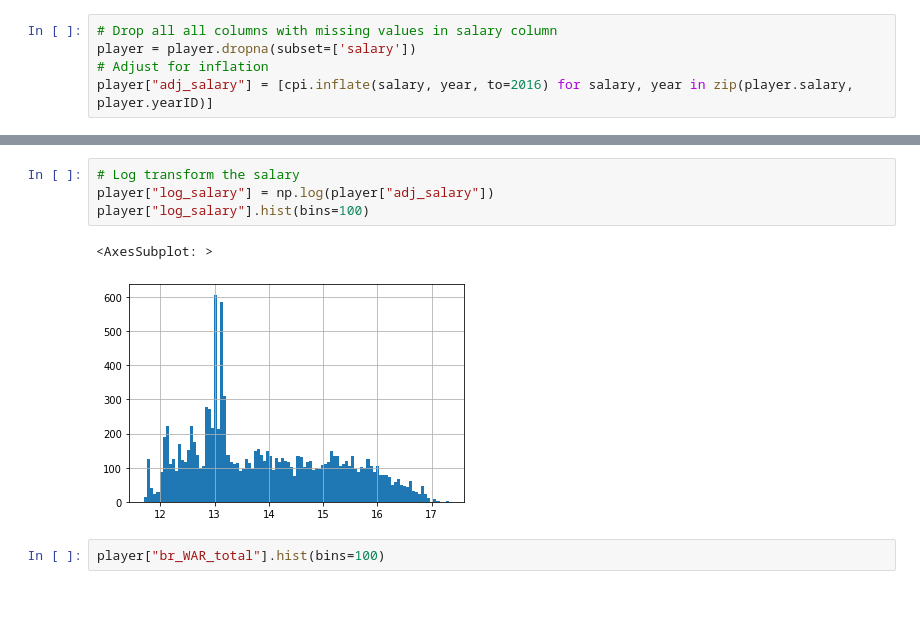
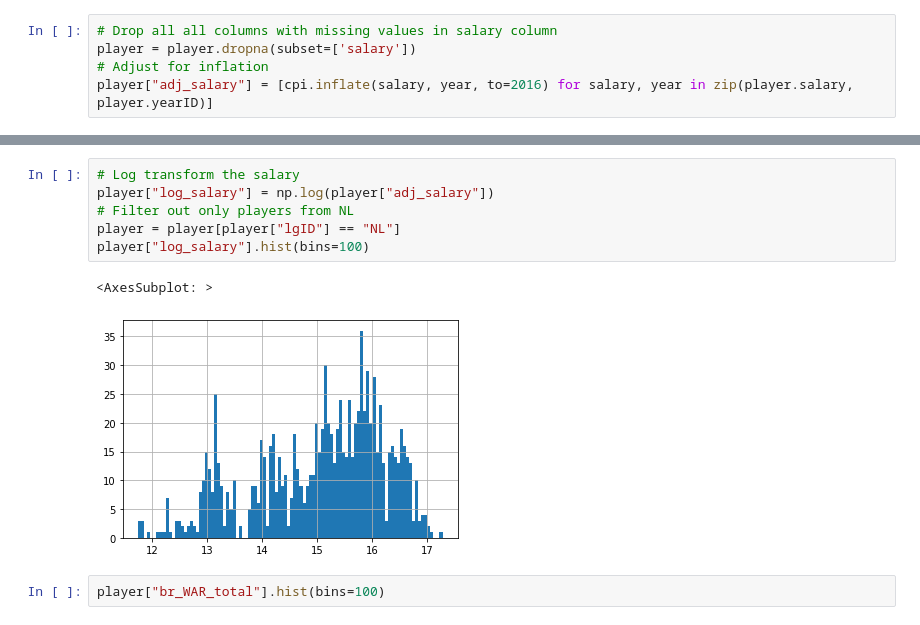
Before and after one commit to ghelms/MoneyBall-2.0, a Jupyter notebook: RQ4.ipynb, the cells around one changed output, grey strips where cells are left out. Drawn from its saved outputs; the diff is of its cells as text.

```diff
--- a/RQ4.ipynb
+++ b/RQ4.ipynb
@@ -21,10 +21,12 @@ player["adj_salary"].hist(bins=100)
 # %%
 # Log transform the salary
 player["log_salary"] = np.log(player["adj_salary"])
+# Filter out only players from NL
+player = player[player["lgID"] == "NL"]
 player["log_salary"].hist(bins=100)
 # %% [output]
 <AxesSubplot: >
-[figure, old version]
+[figure, new version]
 # %%
 player["br_WAR_total"].hist(bins=100)
 # %% [output]
```
Also changed, not shown: parts of 4 cells of this notebook, 4 other files.
